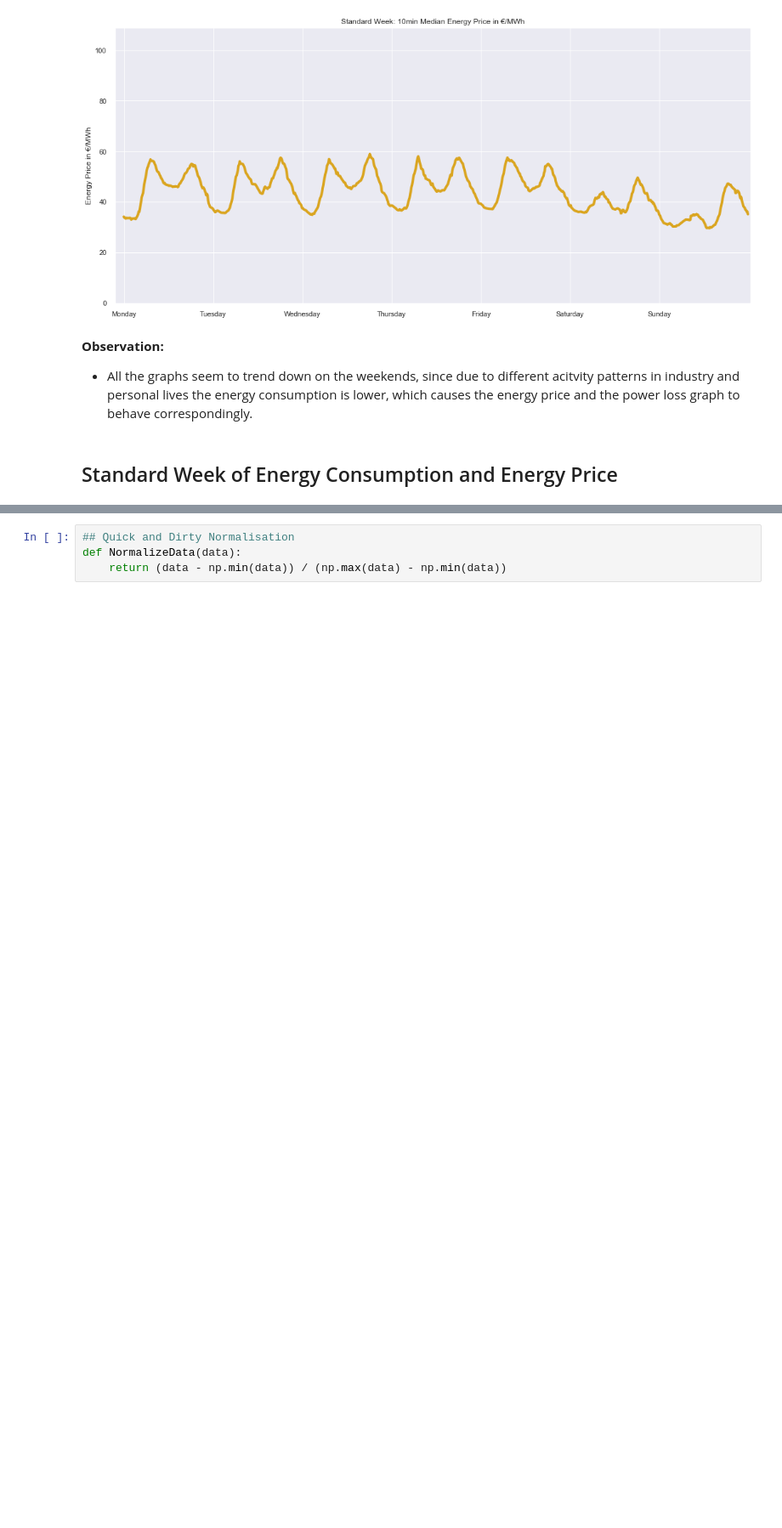
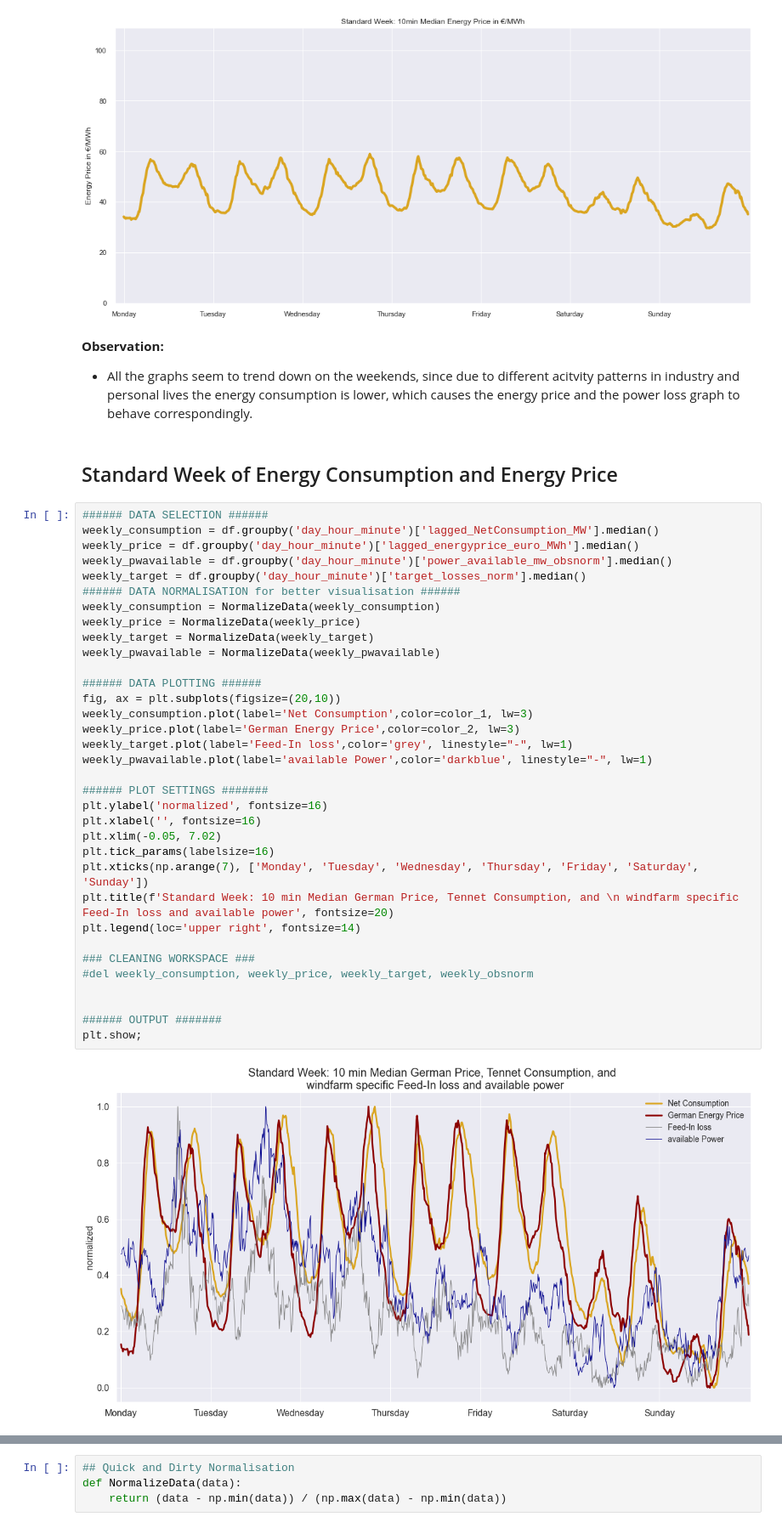
Before and after one commit to JonJae/TimeSeriesPrediction_FeedInMngmt, a Jupyter notebook: FeedInMngmt_EDA.ipynb, the cells around one changed output, grey strips where cells are left out. Shown at 85% size. Saved outputs shown, nothing was run; the diff lists cells and outputs as text; blank space fills up the shorter version.

```diff
--- a/FeedInMngmt_EDA.ipynb
+++ b/FeedInMngmt_EDA.ipynb
@@ -697,3 +697,39 @@ _ = plt.title('Standard Week: 10min Median Energy Price in €/MWh')
 - All the graphs seem to trend down on the weekends, since due to different acitvity patterns in industry and personal lives the energy consumption is lower, which causes the energy price and the power loss graph to behave correspondingly.
 # %% [markdown]
 ## Standard Week of Energy Consumption and Energy Price
+# %%
+###### DATA SELECTION ######
+weekly_consumption = df.groupby('day_hour_minute')['lagged_NetConsumption_MW'].median()
+weekly_price = df.groupby('day_hour_minute')['lagged_energyprice_euro_MWh'].median()
+weekly_pwavailable = df.groupby('day_hour_minute')['power_available_mw_obsnorm'].median()
+weekly_target = df.groupby('day_hour_minute')['target_losses_norm'].median()
+###### DATA NORMALISATION for better visualisation ######
+weekly_consumption = NormalizeData(weekly_consumption)
+weekly_price = NormalizeData(weekly_price)
+weekly_target = NormalizeData(weekly_target)
+weekly_pwavailable = NormalizeData(weekly_pwavailable)
+
+###### DATA PLOTTING ######
+fig, ax = plt.subplots(figsize=(20,10))
+weekly_consumption.plot(label='Net Consumption',color=color_1, lw=3)
+weekly_price.plot(label='German Energy Price',color=color_2, lw=3)
+weekly_target.plot(label='Feed-In loss',color='grey', linestyle="-", lw=1)
+weekly_pwavailable.plot(label='available Power',color='darkblue', linestyle="-", lw=1)
+
+###### PLOT SETTINGS #######
+plt.ylabel('normalized', fontsize=16)
+plt.xlabel('', fontsize=16)
+plt.xlim(-0.05, 7.02)
+plt.tick_params(labelsize=16)
+plt.xticks(np.arange(7), ['Monday', 'Tuesday', 'Wednesday', 'Thursday', 'Friday', 'Saturday', 'Sunday'])
+plt.title(f'Standard Week: 10 min Median German Price, Tennet Consumption, and \n windfarm specific Feed-In loss and available power', fontsize=20)
+plt.legend(loc='upper right', fontsize=14)
+
+### CLEANING WORKSPACE ###
+#del weekly_consumption, weekly_price, weekly_target, weekly_obsnorm
+
+
+###### OUTPUT #######
+plt.show;
+# %% [output]
+[figure, added]
```
Also changed, not shown: parts of 4 cells of this notebook, 3 other files.
